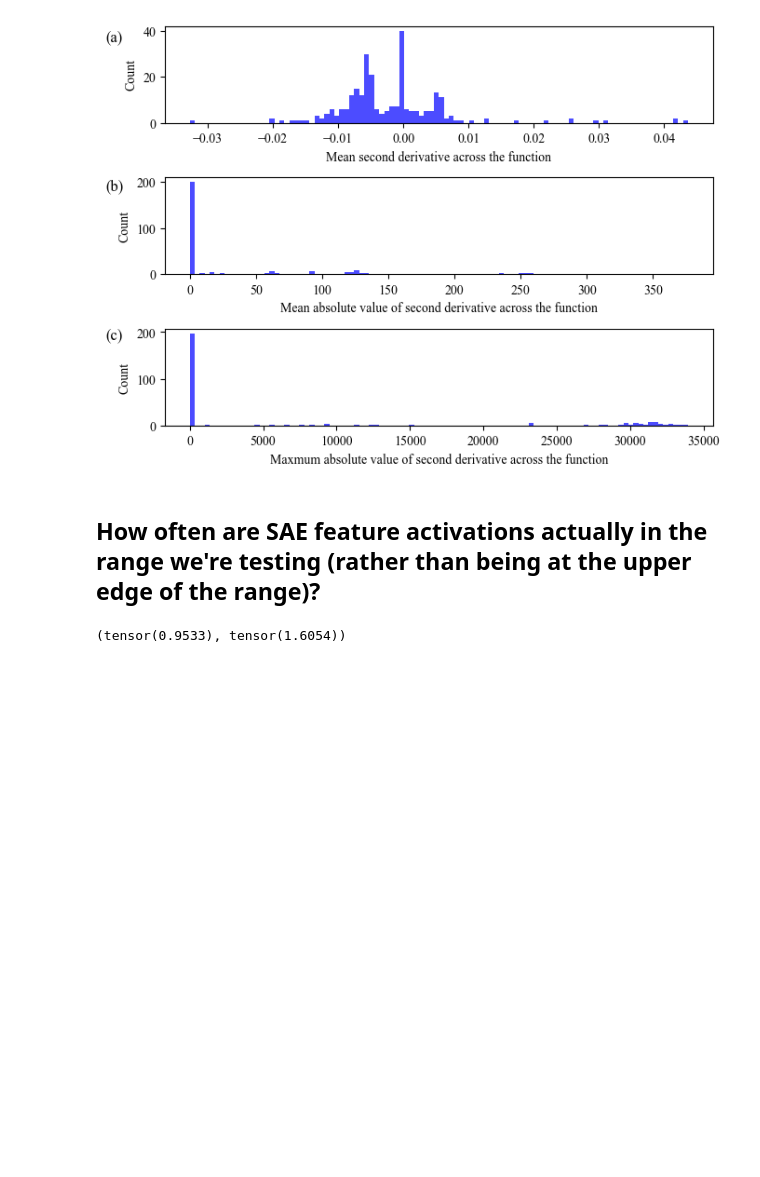
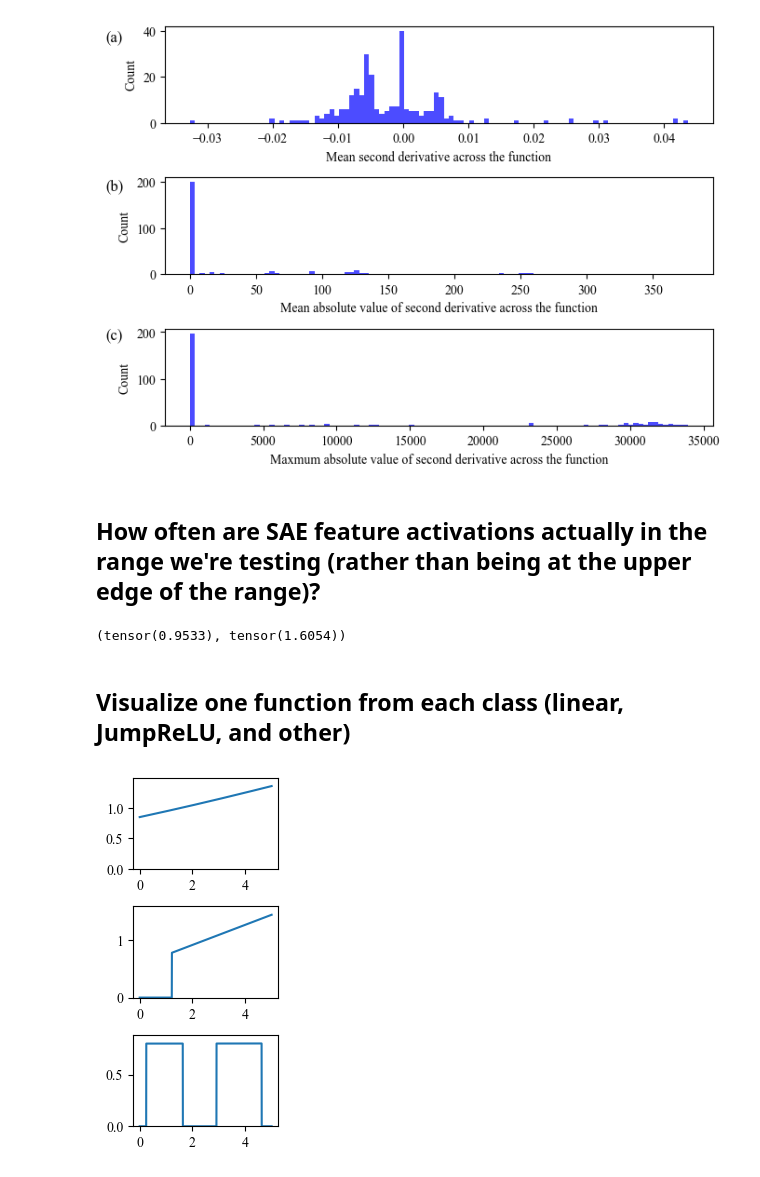
Before and after one commit to jugard99/jacobian-saes, a Jupyter notebook: notebooks/fs_approx_linear.ipynb, the cells around one changed output. Drawn from its saved outputs; the diff is of its cells as text; code cells hidden in the pictures; blank space fills up the shorter version.

```diff
--- a/notebooks/fs_approx_linear.ipynb
+++ b/notebooks/fs_approx_linear.ipynb
@@ -522,3 +522,60 @@ feature_strengths = torch.tensor([r["in_feature_strength"] for r in results])
 (feature_strengths < 5).float().mean(), feature_strengths.median()
 # %% [output]
 (tensor(0.9533), tensor(1.6054))
+# %% [markdown]
+## Visualize one function from each class (linear, JumpReLU, and other)
+# %%
+# linear_f_data = None
+# jumprelu_f_data = None
+other_f_data = None
+while linear_f_data is None or jumprelu_f_data is None or other_f_data is None:
+    feature_data = random.choice(results)
+
+    if feature_data["in_feature_strength"]+1 > 5:
+        continue
+
+    if is_linear(feature_data)[0]:
+        if linear_f_data is not None:
+            continue
+        else:
+            func_class = "linear"
+    elif is_jump_relu(feature_data)[0]:
+        if jumprelu_f_data is not None:
+            continue
+        else:
+            func_class = "jumprelu"
+    else:
+        if other_f_data is not None:
+            continue
+        else:
+            func_class = "other"
+
+    xs, ys = get_act_relationship(feature_data, 5)
+    xs = xs.cpu().numpy()
+    ys = ys.cpu().numpy()
+    if func_class == "linear":
+        linear_f_data = [xs, ys]
+    elif func_class == "jumprelu":
+        jumprelu_f_data = [xs, ys]
+    else:
+        other_f_data = [xs, ys]
+
+
+fig, (ax1, ax2, ax3) = plt.subplots(3, 1, figsize=(2, 4))
+
+ax1.plot(*linear_f_data)
+ax1.set_ylim(0, max(linear_f_data[1]) * 1.1)
+ax2.plot(*jumprelu_f_data)
+ax2.set_ylim(0, max(jumprelu_f_data[1]) * 1.1)
+ax3.plot(*other_f_data)
+ax3.set_ylim(0, max(other_f_data[1]) * 1.1)
+
+
+# Adjust layout
+plt.tight_layout(pad=1.0)
+
+# Show the plot
+# plt.savefig('./charts/nonlinear_functions.pdf', dpi=300, bbox_inches='tight', pad_inches=0.1)
+plt.show()
+# %% [output]
+[figure, added]
```
Also changed, not shown: parts of 6 cells of this notebook, 3 other files.
